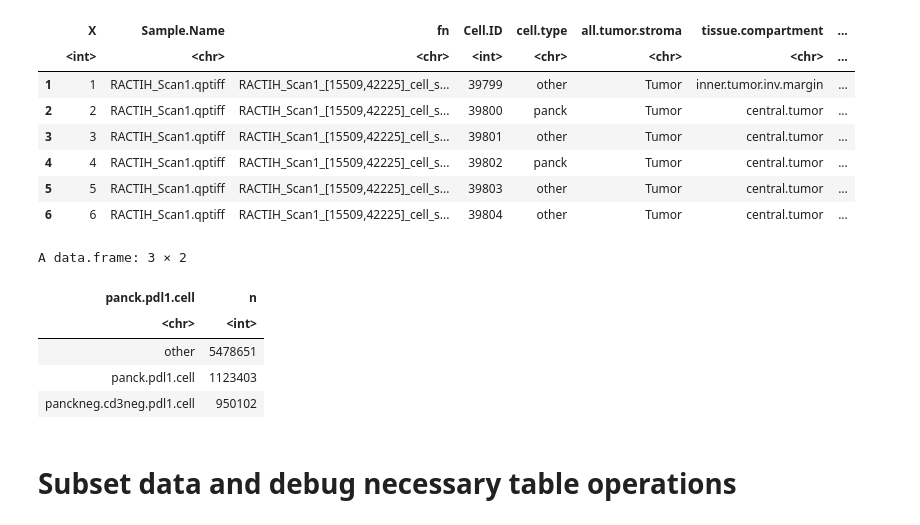
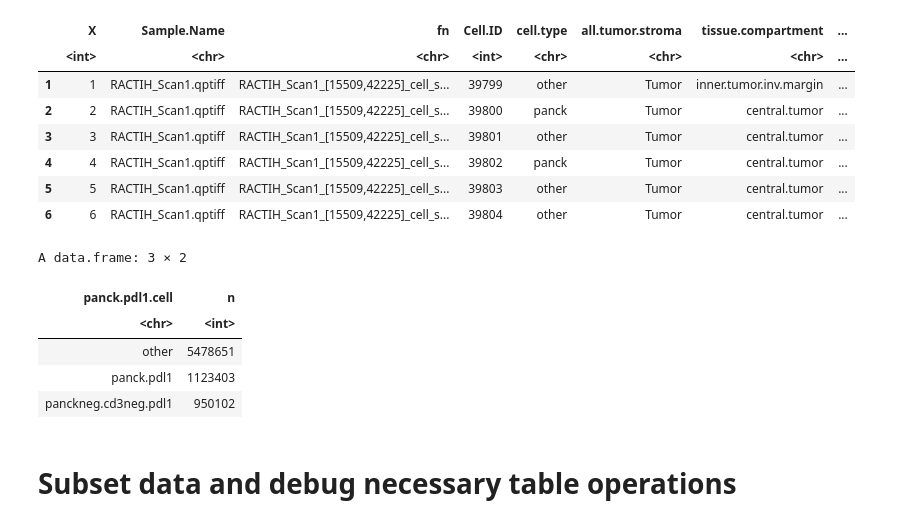
Before and after one commit to KidElectric/173-BFerris-NRG-HN003-Vectra, a Jupyter notebook: 02_generate_tables.ipynb, the cells around one changed output. Drawn from its saved outputs; the diff is of its cells as text; code cells hidden in the pictures.

```diff
--- a/02_generate_tables.ipynb
+++ b/02_generate_tables.ipynb
@@ -52,12 +52,12 @@ fn <- 'NRG-HN003-7552156cell-measurements_11col.csv'
 start <- Sys.time()
 df <- read.csv(file.path(results,fn))
 df$pdl1.cell <- 'other'
-df$pdl1.cell[df$is.pdl1.cell] = 'all.pdl1.cell'
+df$pdl1.cell[df$is.pdl1.cell] = 'all.pdl1'
 
 df$panck.pdl1.cell <-'other'
-df$panck.pdl1.cell[df$is.panck.cell & df$is.pdl1.cell] = 'panck.pdl1.cell'
+df$panck.pdl1.cell[df$is.panck.cell & df$is.pdl1.cell] = 'panck.pdl1'
 idx <- !((df$combined.pheno %like% 'CK+') | (df$combined.pheno %like% 'CD3+'))
-df$panck.pdl1.cell[idx & df$is.pdl1.cell] <- 'panckneg.cd3neg.pdl1.cell'
+df$panck.pdl1.cell[idx & df$is.pdl1.cell] <- 'panckneg.cd3neg.pdl1'
 
 stop <- Sys.time()
 print(paste((stop-start),'seconds'))
@@ -75,21 +75,21 @@ A data.frame: 6 × 14
 | 6 | 6 | RACTIH_Scan1.qptiff | RACTIH_Scan1_[15509,42225]_cell_s... | 39804 | other | Tumor | central.tumor | ... |
 # %%
 df$pdl1.cell <- 'other'
-df$pdl1.cell[df$is.pdl1.cell] = 'all.pdl1.cell'
+df$pdl1.cell[df$is.pdl1.cell] = 'all.pdl1'
 
 df$panck.pdl1.cell <-'other'
-df$panck.pdl1.cell[df$is.panck.cell & df$is.pdl1.cell] = 'panck.pdl1.cell'
+df$panck.pdl1.cell[df$is.panck.cell & df$is.pdl1.cell] = 'panck.pdl1'
 idx <- !((df$combined.pheno %like% 'CK+') | (df$combined.pheno %like% 'CD3+'))
-df$panck.pdl1.cell[idx & df$is.pdl1.cell] <- 'panckneg.cd3neg.pdl1.cell'
+df$panck.pdl1.cell[idx & df$is.pdl1.cell] <- 'panckneg.cd3neg.pdl1'
 
 df %>% count(panck.pdl1.cell)
 # %% [output]
 A data.frame: 3 × 2
 | panck.pdl1.cell | n |
 | <chr> | <int> |
 | other | 5478651 |
-| panck.pdl1.cell | 1123403 |
-| panckneg.cd3neg.pdl1.cell | 950102 |
+| panck.pdl1 | 1123403 |
+| panckneg.cd3neg.pdl1 | 950102 |
 # %% [markdown]
 # Subset data and debug necessary table operations
 # %%
```
Also changed, not shown: parts of 10 cells of this notebook.
